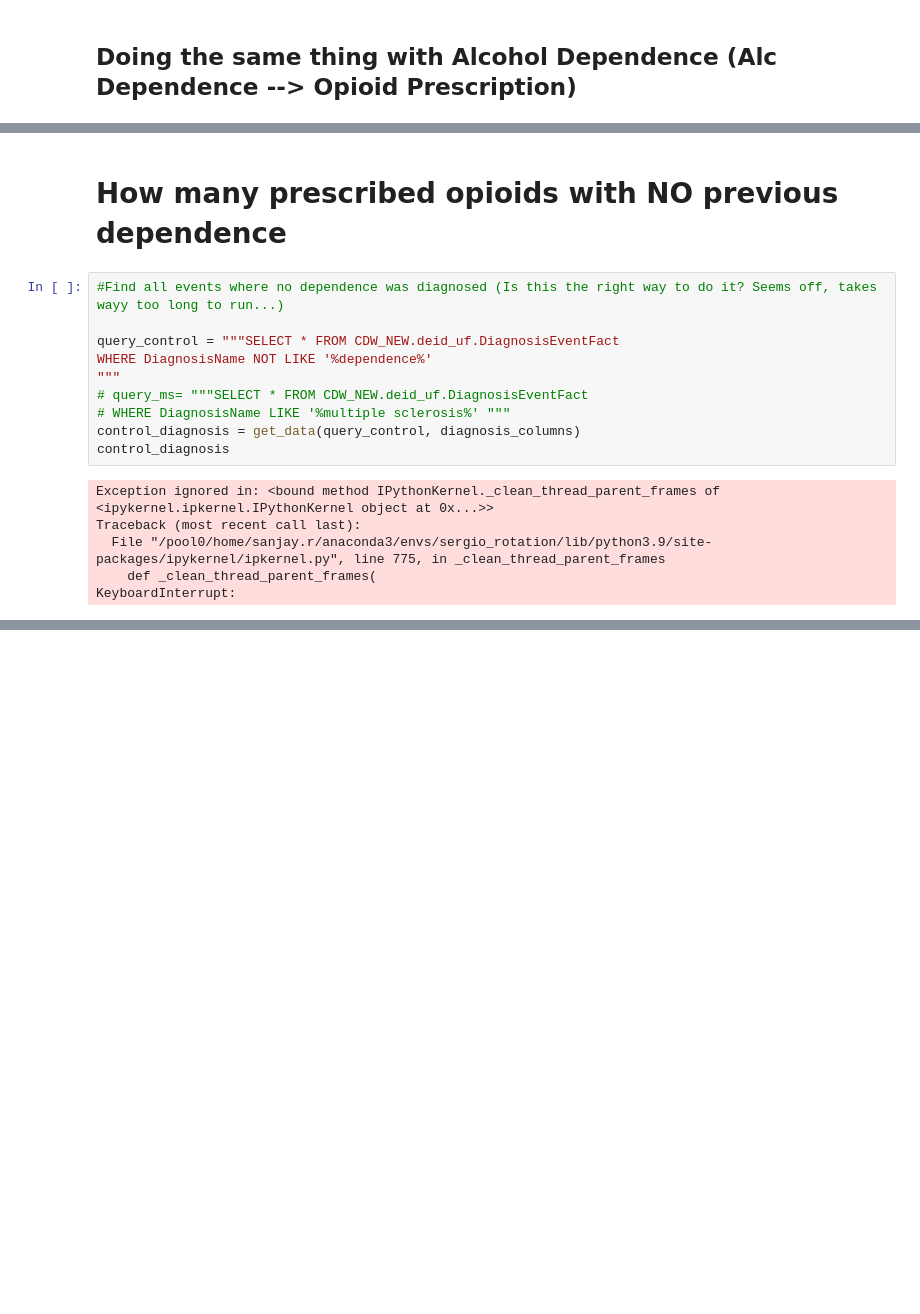
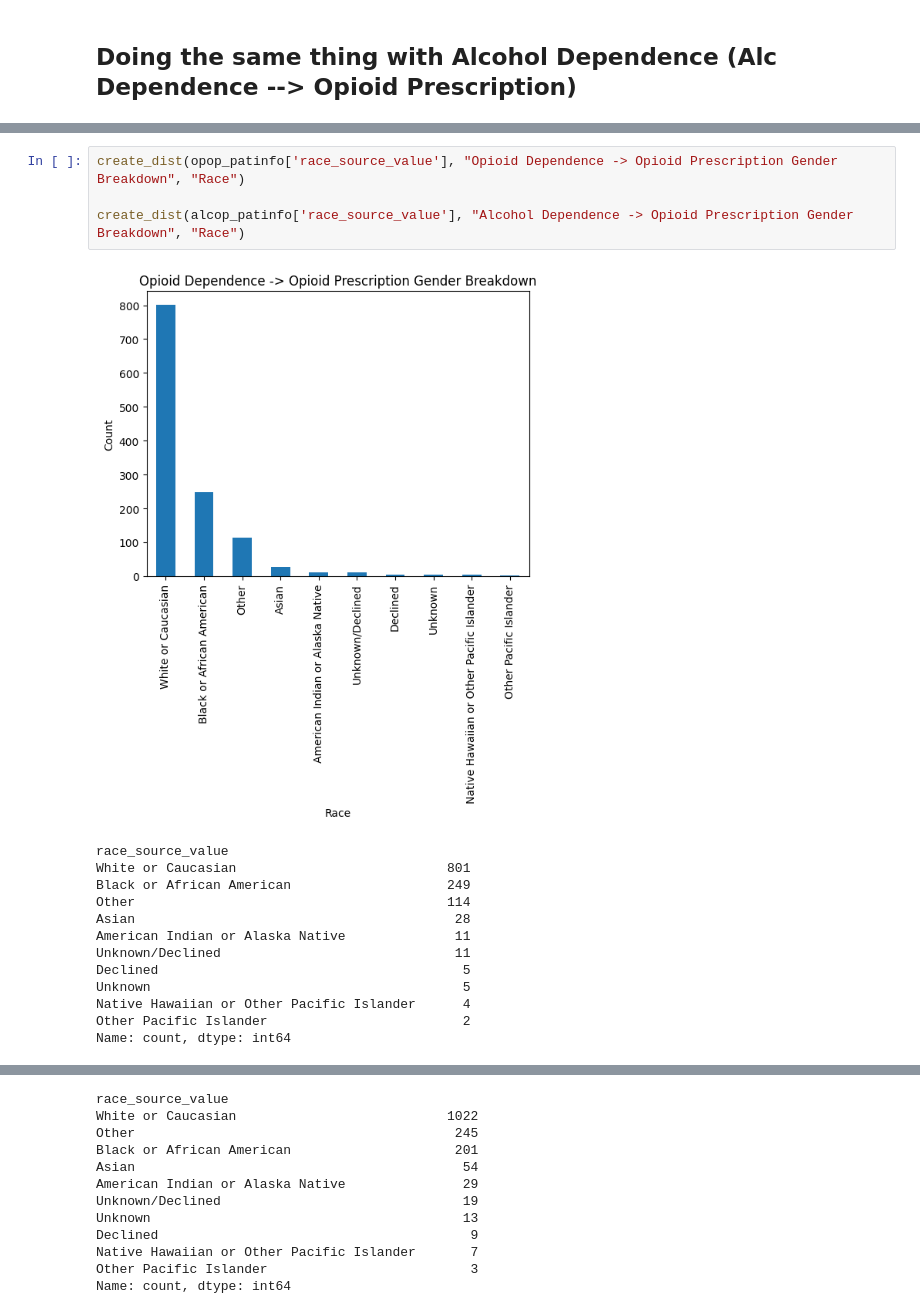
Before and after one commit to sanjayontheweb/SergioRotation, a Jupyter notebook: AddictionEHRQuery.ipynb, the cells around one changed output, grey strips where cells are left out. Cells and saved outputs as stored; diff of their text form; blank space fills up the shorter version.

```diff
--- a/AddictionEHRQuery.ipynb
+++ b/AddictionEHRQuery.ipynb
@@ -253,18 +336,18 @@ Name: count, dtype: int64
-# %% [markdown]
-# How many prescribed opioids with NO previous dependence
-# %%
-#Find all events where no dependence was diagnosed (Is this the right way to do it? Seems off, takes wayy too long to run...)
-
-query_control = """SELECT * FROM CDW_NEW.deid_uf.DiagnosisEventFact
-WHERE DiagnosisName NOT LIKE '%dependence%'
-"""
-# query_ms= """SELECT * FROM CDW_NEW.deid_uf.DiagnosisEventFact
-# WHERE DiagnosisName LIKE '%multiple sclerosis%' """
-control_diagnosis = get_data(query_control, diagnosis_columns)
-control_diagnosis
-# %% [output]
-Exception ignored in: <bound method IPythonKernel._clean_thread_parent_frames of <ipykernel.ipkernel.IPythonKernel object at 0x...>>
-Traceback (most recent call last):
-  File "/pool0/home/sanjay.r/anaconda3/envs/sergio_rotation/lib/python3.9/site-packages/ipykernel/ipkernel.py", line 775, in _clean_thread_parent_frames
-    def _clean_thread_parent_frames(
-KeyboardInterrupt:
+# %%
+create_dist(opop_patinfo['race_source_value'], "Opioid Dependence -> Opioid Prescription Gender Breakdown", "Race")
+
+create_dist(alcop_patinfo['race_source_value'], "Alcohol Dependence -> Opioid Prescription Gender Breakdown", "Race")
+# %% [output]
+[figure, added]
+race_source_value
+White or Caucasian                           801
+Black or African American                    249
+Other                                        114
+Asian                                         28
+American Indian or Alaska Native              11
+Unknown/Declined                              11
+Declined                                       5
+Unknown                                        5
+Native Hawaiian or Other Pacific Islander      4
+Other Pacific Islander                         2
+Name: count, dtype: int64
@@ -270,0 +355,12 @@ KeyboardInterrupt:
+race_source_value
+White or Caucasian                           1022
+Other                                         245
+Black or African American                     201
+Asian                                          54
+American Indian or Alaska Native               29
+Unknown/Declined                               19
+Unknown                                        13
+Declined                                        9
+Native Hawaiian or Other Pacific Islander       7
+Other Pacific Islander                          3
+Name: count, dtype: int64
```
Also changed, not shown: parts of 26 cells of this notebook.
